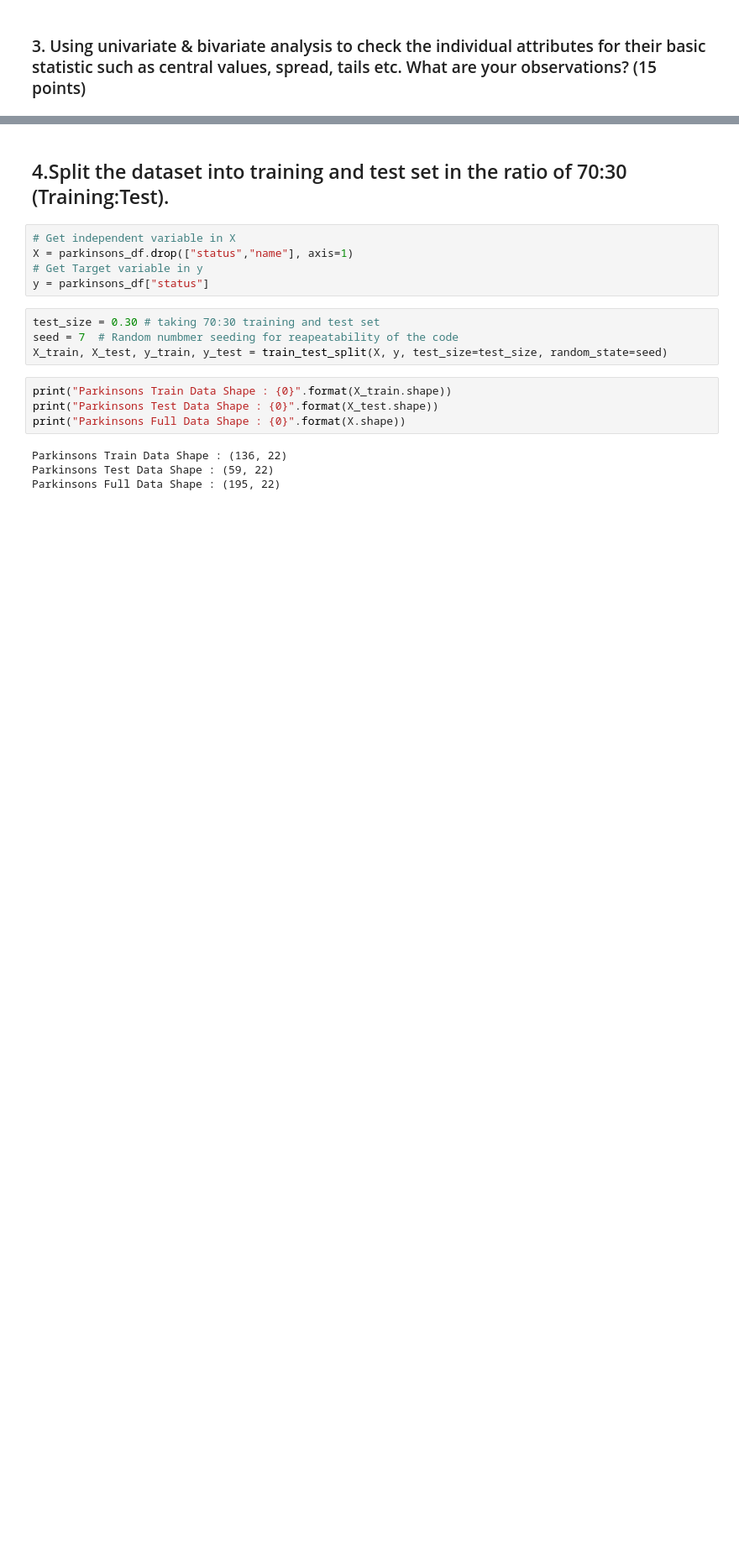
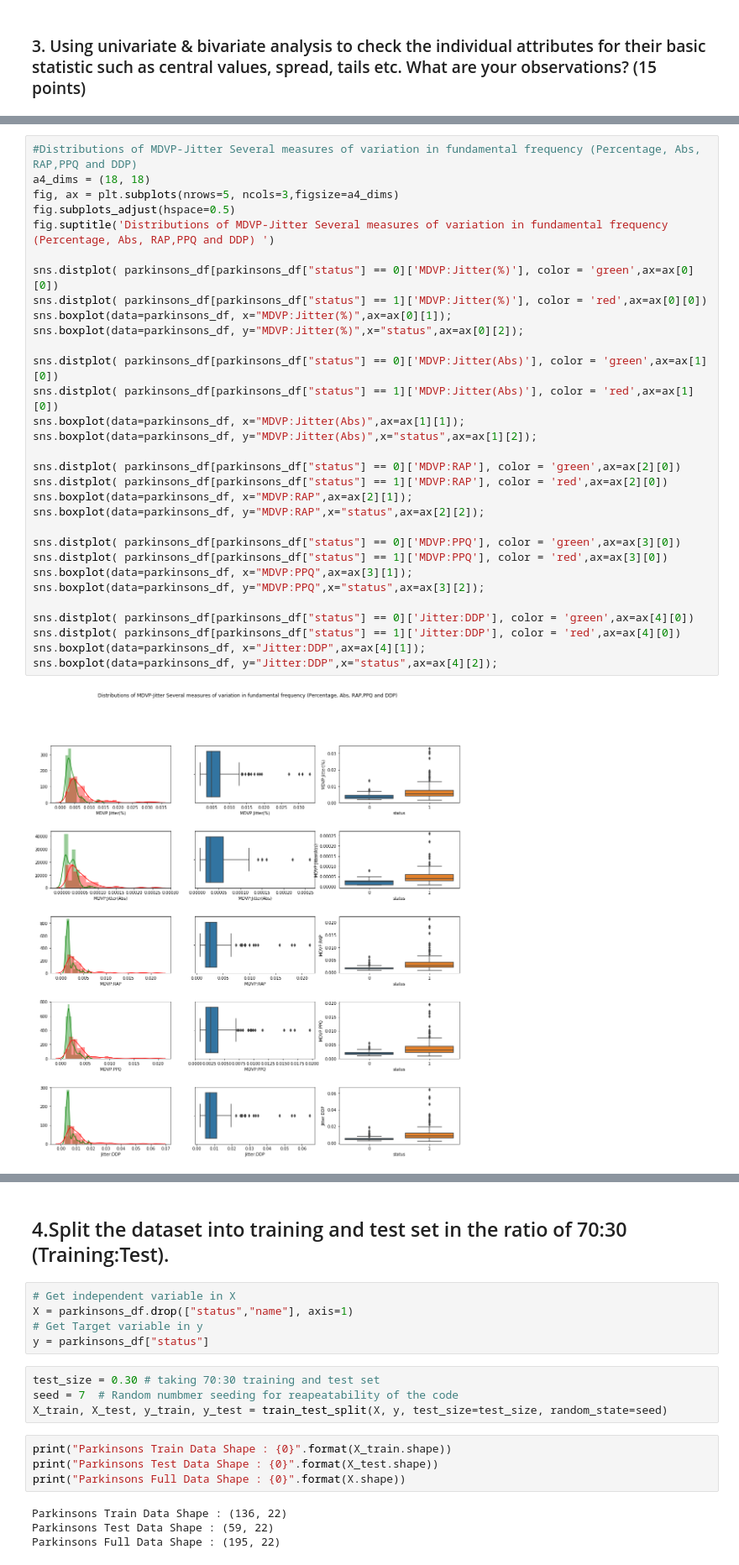
Before and after one commit to GreatLearningAIML1/bangalore-feb-batch-krishnakarthi, a Jupyter notebook: Projects/R3_EnsembleTechnique/EnsembleTechnique_R3_Project1.ipynb, the cells around one changed output, grey strips where cells are left out. Shown at 84% size. Saved outputs shown, nothing was run; the diff lists cells and outputs as text; blank space fills up the shorter version.

```diff
--- a/Projects/R3_EnsembleTechnique/EnsembleTechnique_R3_Project1.ipynb
+++ b/Projects/R3_EnsembleTechnique/EnsembleTechnique_R3_Project1.ipynb
@@ -111,0 +163,33 @@ parkinsons_df.describe().T
+# %%
+#Distributions of MDVP-Jitter Several measures of variation in fundamental frequency (Percentage, Abs, RAP,PPQ and DDP)
+a4_dims = (18, 18)
+fig, ax = plt.subplots(nrows=5, ncols=3,figsize=a4_dims)
+fig.subplots_adjust(hspace=0.5)
+fig.suptitle('Distributions of MDVP-Jitter Several measures of variation in fundamental frequency (Percentage, Abs, RAP,PPQ and DDP) ')
+
+sns.distplot( parkinsons_df[parkinsons_df["status"] == 0]['MDVP:Jitter(%)'], color = 'green',ax=ax[0][0])
+sns.distplot( parkinsons_df[parkinsons_df["status"] == 1]['MDVP:Jitter(%)'], color = 'red',ax=ax[0][0])
+sns.boxplot(data=parkinsons_df, x="MDVP:Jitter(%)",ax=ax[0][1]);
+sns.boxplot(data=parkinsons_df, y="MDVP:Jitter(%)",x="status",ax=ax[0][2]);
+
+sns.distplot( parkinsons_df[parkinsons_df["status"] == 0]['MDVP:Jitter(Abs)'], color = 'green',ax=ax[1][0])
+sns.distplot( parkinsons_df[parkinsons_df["status"] == 1]['MDVP:Jitter(Abs)'], color = 'red',ax=ax[1][0])
+sns.boxplot(data=parkinsons_df, x="MDVP:Jitter(Abs)",ax=ax[1][1]);
+sns.boxplot(data=parkinsons_df, y="MDVP:Jitter(Abs)",x="status",ax=ax[1][2]);
+
+sns.distplot( parkinsons_df[parkinsons_df["status"] == 0]['MDVP:RAP'], color = 'green',ax=ax[2][0])
+sns.distplot( parkinsons_df[parkinsons_df["status"] == 1]['MDVP:RAP'], color = 'red',ax=ax[2][0])
+sns.boxplot(data=parkinsons_df, x="MDVP:RAP",ax=ax[2][1]);
+sns.boxplot(data=parkinsons_df, y="MDVP:RAP",x="status",ax=ax[2][2]);
+
+sns.distplot( parkinsons_df[parkinsons_df["status"] == 0]['MDVP:PPQ'], color = 'green',ax=ax[3][0])
+sns.distplot( parkinsons_df[parkinsons_df["status"] == 1]['MDVP:PPQ'], color = 'red',ax=ax[3][0])
+sns.boxplot(data=parkinsons_df, x="MDVP:PPQ",ax=ax[3][1]);
+sns.boxplot(data=parkinsons_df, y="MDVP:PPQ",x="status",ax=ax[3][2]);
+
+sns.distplot( parkinsons_df[parkinsons_df["status"] == 0]['Jitter:DDP'], color = 'green',ax=ax[4][0])
+sns.distplot( parkinsons_df[parkinsons_df["status"] == 1]['Jitter:DDP'], color = 'red',ax=ax[4][0])
+sns.boxplot(data=parkinsons_df, x="Jitter:DDP",ax=ax[4][1]);
+sns.boxplot(data=parkinsons_df, y="Jitter:DDP",x="status",ax=ax[4][2]);
+# %% [output]
+[figure, added]
```
Also changed, not shown: parts of 49 cells of this notebook.
